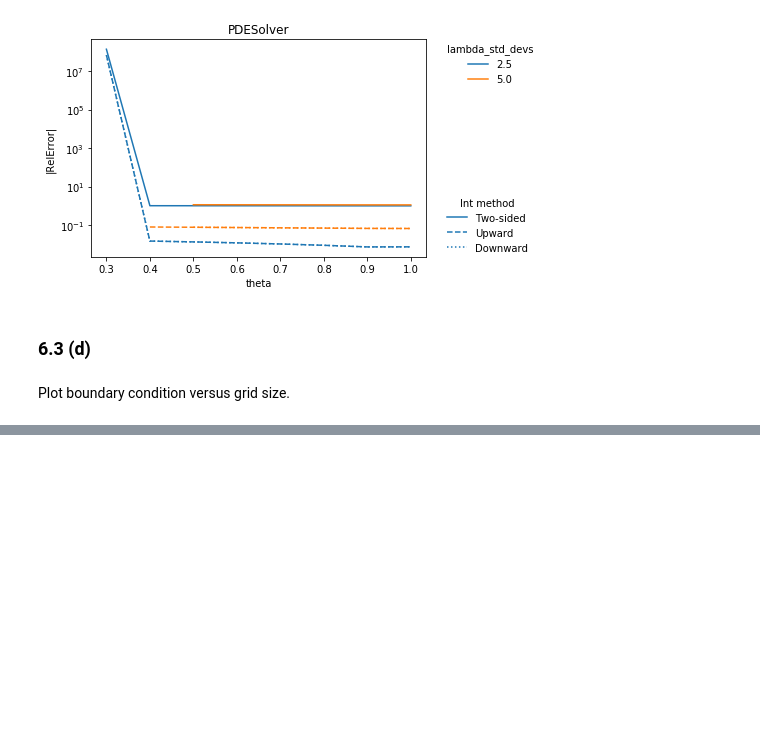
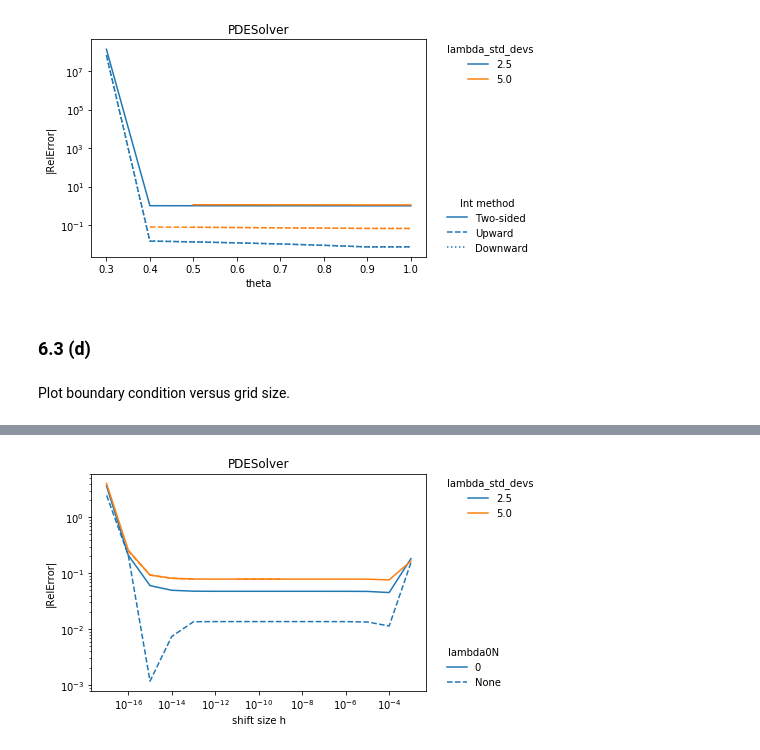
Before and after one commit to sschlenkrich/QuantLibPython, a Jupyter notebook: hom62.ipynb, the cells around one changed output, grey strips where cells are left out. Cells and saved outputs as stored; diff of their text form; code cells hidden in the pictures; blank space fills up the shorter version.

```diff
--- a/hom62.ipynb
+++ b/hom62.ipynb
@@ -734,7 +738,7 @@ plotRelativeError2(
 %%timeit -r 1
 %%capture
 table,time_table = compute_integration2_multiple(
-    lambda_std_devs=[2.5,5,10],
+    lambda_std_devs=[2.5,5],
     n_grid_points=[101],
     hs=[10**(-i) for i in range(3,18)],
     break_even=False,
@@ -746,6 +750,9 @@ KeyboardInterrupt:
 # %%
 table['lambda0N'] = table['lambda0N'].map(str)
 plotRelativeError2(
     table,'I',
-    leg1='lambda0N',leg2=None,title='PDESolver'
+    leg2='lambda0N',leg1='lambda_std_devs',title='PDESolver',
+    integration_method = 'Upward'
 )
+# %% [output]
+[figure, added]
```
Also changed, not shown: parts of 3 cells of this notebook.
